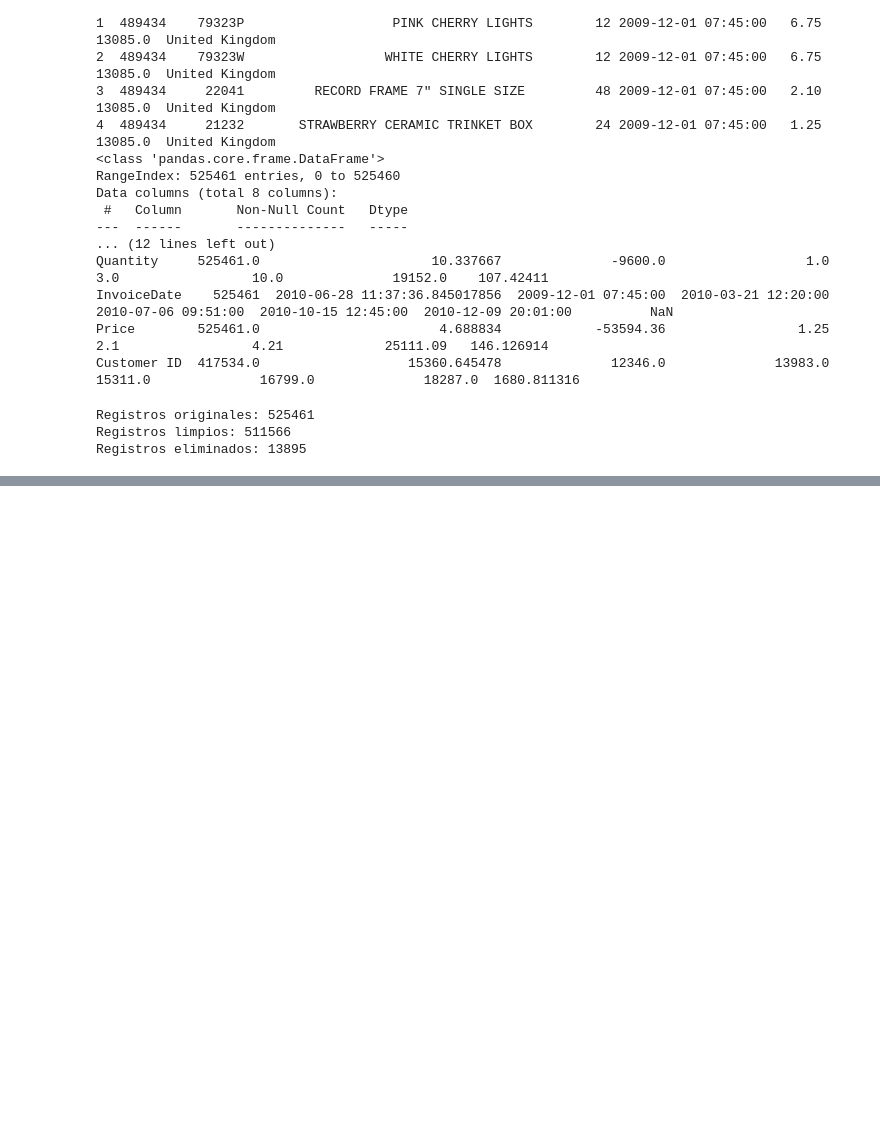
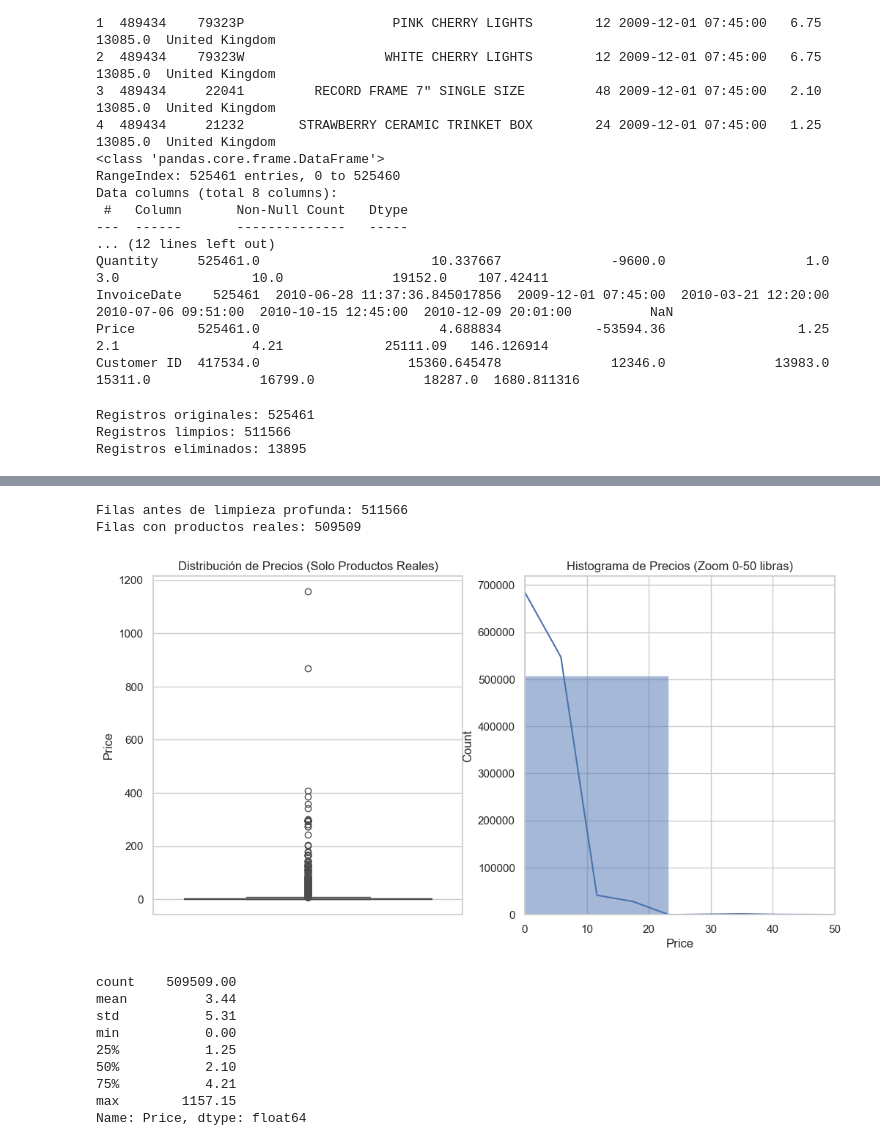
Before and after one commit to estefiturin/ecommerce-growth-analytics-suite, a Jupyter notebook: 01_exploracion_inicial.ipynb, the cells around one changed output, grey strips where cells are left out. Cells and saved outputs as stored; diff of their text form; code cells hidden in the pictures; blank space fills up the shorter version.

```diff
--- a/01_exploracion_inicial.ipynb
+++ b/01_exploracion_inicial.ipynb
@@ -107,0 +148,41 @@ Los invitados representan el 14.30% de los ingresos totales.
+# %%
+# lista de descripciones a excluir
+lista_negra = ['Manual', 'POST', 'DOTCOM POSTAGE', 'AMAZON FEE', 'BANK CHARGES', 'CRUK Commission', 'Discount']
+
+df_minorista = df_limpio[
+    (~df_limpio['Description'].isin(lista_negra)) &
+    (df_limpio['StockCode'] != 'POST') & # por si acaso
+    (df_limpio['StockCode'] != 'D') &
+    (df_limpio['Price'] < 3000) # precio máximo razonable, deducido a partir de la ultima visualización
+].copy()
+
+print(f"Filas antes de limpieza profunda: {df_limpio.shape[0]}")
+print(f"Filas con productos reales: {df_minorista.shape[0]}")
+
+plt.figure(figsize=(12, 6))
+
+plt.subplot(1, 2, 1)
+sns.boxplot(y=df_minorista['Price'])
+plt.title('Distribución de Precios (Solo Productos Reales)')
+
+plt.subplot(1, 2, 2)
+sns.histplot(df_minorista['Price'], bins=50, kde=True)
+plt.xlim(0, 50) # zoom solo a los productos de 0 a 50 libras para ver mejor
+plt.title('Histograma de Precios (Zoom 0-50 libras)')
+
+plt.show()
+
+print(df_minorista['Price'].describe().round(2))
+# %% [output]
+Filas antes de limpieza profunda: 511566
+Filas con productos reales: 509509
+[figure, added]
+count    509509.00
+mean          3.44
+std           5.31
+min           0.00
+25%           1.25
+50%           2.10
+75%           4.21
+max        1157.15
+Name: Price, dtype: float64
```
Also changed, not shown: parts of 11 cells of this notebook.
